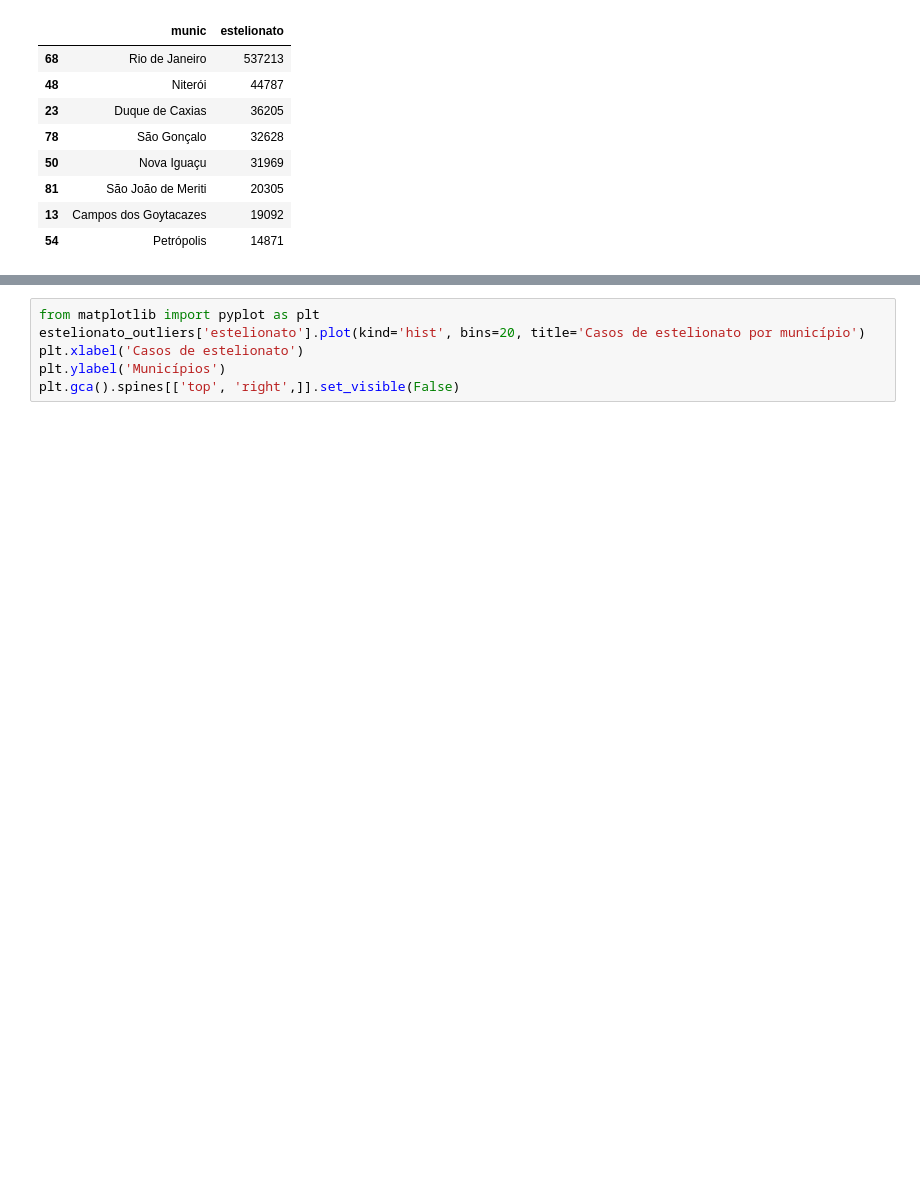
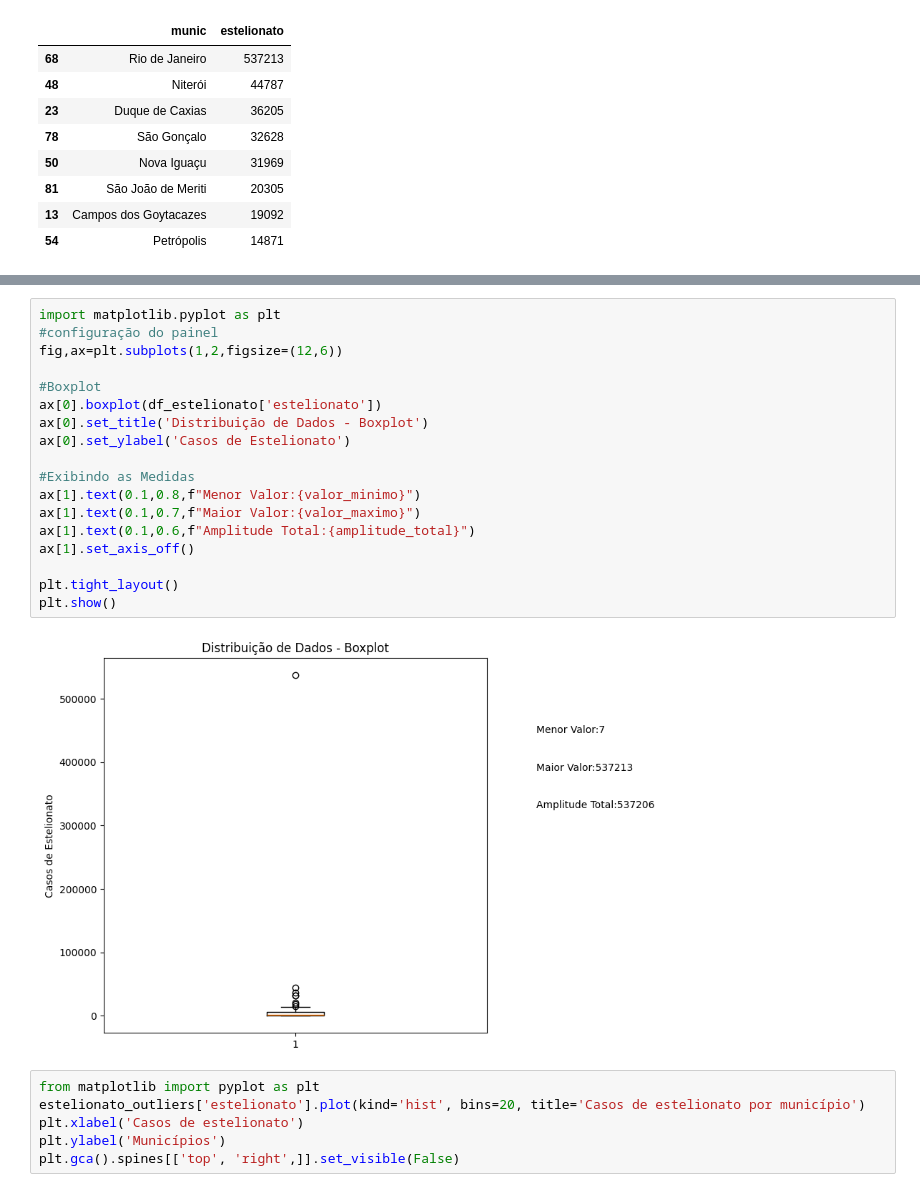
Before and after one commit to luaanahi/Viva_la_vida, a Jupyter notebook: projeto_final.ipynb, the cells around one changed output, grey strips where cells are left out. Drawn from its saved outputs; the diff is of its cells as text; blank space fills up the shorter version.

```diff
--- a/projeto_final.ipynb
+++ b/projeto_final.ipynb
@@ -220,3 +197,23 @@ NameError: name 'amostra' is not defined
+# %%
+import matplotlib.pyplot as plt
+#configuração do painel
+fig,ax=plt.subplots(1,2,figsize=(12,6))
+
+#Boxplot
+ax[0].boxplot(df_estelionato['estelionato'])
+ax[0].set_title('Distribuição de Dados - Boxplot')
+ax[0].set_ylabel('Casos de Estelionato')
+
+#Exibindo as Medidas
+ax[1].text(0.1,0.8,f"Menor Valor:{valor_minimo}")
+ax[1].text(0.1,0.7,f"Maior Valor:{valor_maximo}")
+ax[1].text(0.1,0.6,f"Amplitude Total:{amplitude_total}")
+ax[1].set_axis_off()
+
+plt.tight_layout()
+plt.show()
+# %% [output]
+[figure, added]
 # %%
 from matplotlib import pyplot as plt
 estelionato_outliers['estelionato'].plot(kind='hist', bins=20, title='Casos de estelionato por município')
```
Also changed, not shown: parts of 11 cells of this notebook.
